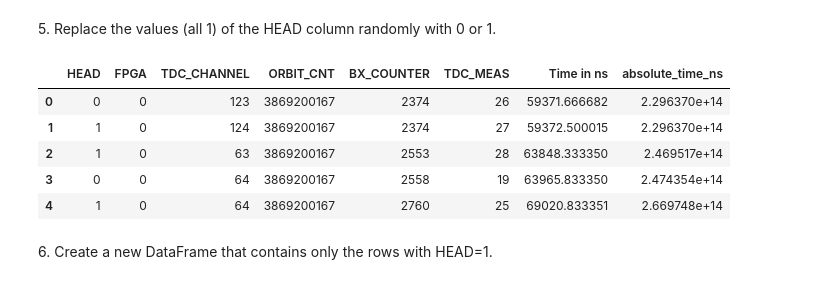
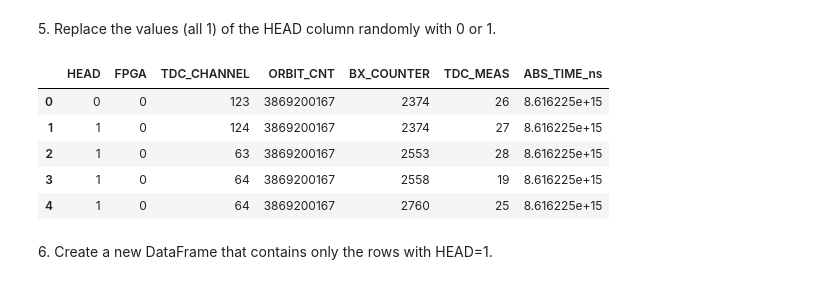
Before and after one commit to EugeniaBoccanera/LaboratoryOfComputationalPhysics_Y6, a Jupyter notebook: 06ex_Pandas.ipynb, the cells around one changed output. Drawn from its saved outputs; the diff is of its cells as text; code cells hidden in the pictures.

```diff
--- a/06ex_Pandas.ipynb
+++ b/06ex_Pandas.ipynb
@@ -108,0 +56,11 @@ The estimate total duration of the data taking is approximately 0.01
+# %%
+                                ### (g)
+BX_time= 25
+TDC_time= 25/30
+
+TDC_range = df['TDC_MEAS'].max() + 1  #Return the maximum of the values over the requested axis.
+n_orbit= df['ORBIT_CNT'].max() - df['ORBIT_CNT'].min()
+
+ORBIT_time= TDC_time * TDC_range * BX_time * BX_range
+time_data_taking = ORBIT_time * n_orbit
+print ( f"The data timetaking lasted {time_data_taking} ns")
@@ -109,6 +69,2 @@ The estimate total duration of the data taking is approximately 0.01
 # %% [markdown]
 4\. Create a new column with the absolute time in ns (as a combination of the other three columns with timing information).
-# %%
-            ### soluzioni
-df["Time in ns"] = ORBIT_TIME+BX_TIME+TDC_TIME
-df.head()
@@ -122,11 +70,0 @@ df.head()
-# %%
-# 4
-#define costants
-BX_COUNTER_UNIT_NS = 25
-TDC_MEAS_UNIT_NS =25 / 30
-#calculate the absolute time in nanoseconds
-df['absolute_time_ns']= (
-    df['ORBIT_CNT'] * df['BX_COUNTER'] * BX_COUNTER_UNIT_NS +
-    df['TDC_MEAS'] * TDC_MEAS_UNIT_NS
-)
-print (df.head())
@@ -146,0 +71,4 @@ print (df.head())
+# %%
+            ###(g)
+df["ABS_TIME_ns"] = pd.Series(df['TDC_MEAS']* TDC_time  + df['BX_COUNTER']*BX_time + df['ORBIT_CNT']*ORBIT_time) #One-dimensional ndarray with axis labels (including time series
+df.head()
@@ -147,20 +82,20 @@ print (df.head())
 # %% [markdown]
 5\. Replace the values (all 1) of the HEAD column randomly with 0 or 1.
 # %%
-# 5
-df.HEAD=[np.random.choice([0,1]) for i in range(df.shape[0])]
+# 5 ( g)
+df['HEAD']= np.random.randint(2, size= N)
 df.head()
 #This code uses a list comprehension to generate a list of random choices (either 0 or 1)
 #  with a length equal to the number of rows in your DataFrame.
 # It then assigns this list to a new column named 'HEAD' in your DataFrame.
 #After running this code, your DataFrame df will have a new column 'HEAD'
 #  containing random 0s and 1s for each row.
 # %% [output]
-|  | HEAD | FPGA | TDC_CHANNEL | ORBIT_CNT | BX_COUNTER | TDC_MEAS | Time in ns | absolute_time_ns |
-| 0 | 0 | 0 | 123 | 3869200167 | 2374 | 26 | 59371.666682 | 2.296370e+14 |
-| 1 | 1 | 0 | 124 | 3869200167 | 2374 | 27 | 59372.500015 | 2.296370e+14 |
-| 2 | 1 | 0 | 63 | 3869200167 | 2553 | 28 | 63848.333350 | 2.469517e+14 |
-| 3 | 0 | 0 | 64 | 3869200167 | 2558 | 19 | 63965.833350 | 2.474354e+14 |
-| 4 | 1 | 0 | 64 | 3869200167 | 2760 | 25 | 69020.833351 | 2.669748e+14 |
+|  | HEAD | FPGA | TDC_CHANNEL | ORBIT_CNT | BX_COUNTER | TDC_MEAS | ABS_TIME_ns |
+| 0 | 0 | 0 | 123 | 3869200167 | 2374 | 26 | 8.616225e+15 |
+| 1 | 1 | 0 | 124 | 3869200167 | 2374 | 27 | 8.616225e+15 |
+| 2 | 1 | 0 | 63 | 3869200167 | 2553 | 28 | 8.616225e+15 |
+| 3 | 1 | 0 | 64 | 3869200167 | 2558 | 19 | 8.616225e+15 |
+| 4 | 1 | 0 | 64 | 3869200167 | 2760 | 25 | 8.616225e+15 |
 # %% [markdown]
 6\. Create a new DataFrame that contains only the rows with HEAD=1.
```
Also changed, not shown: parts of 18 cells of this notebook.
